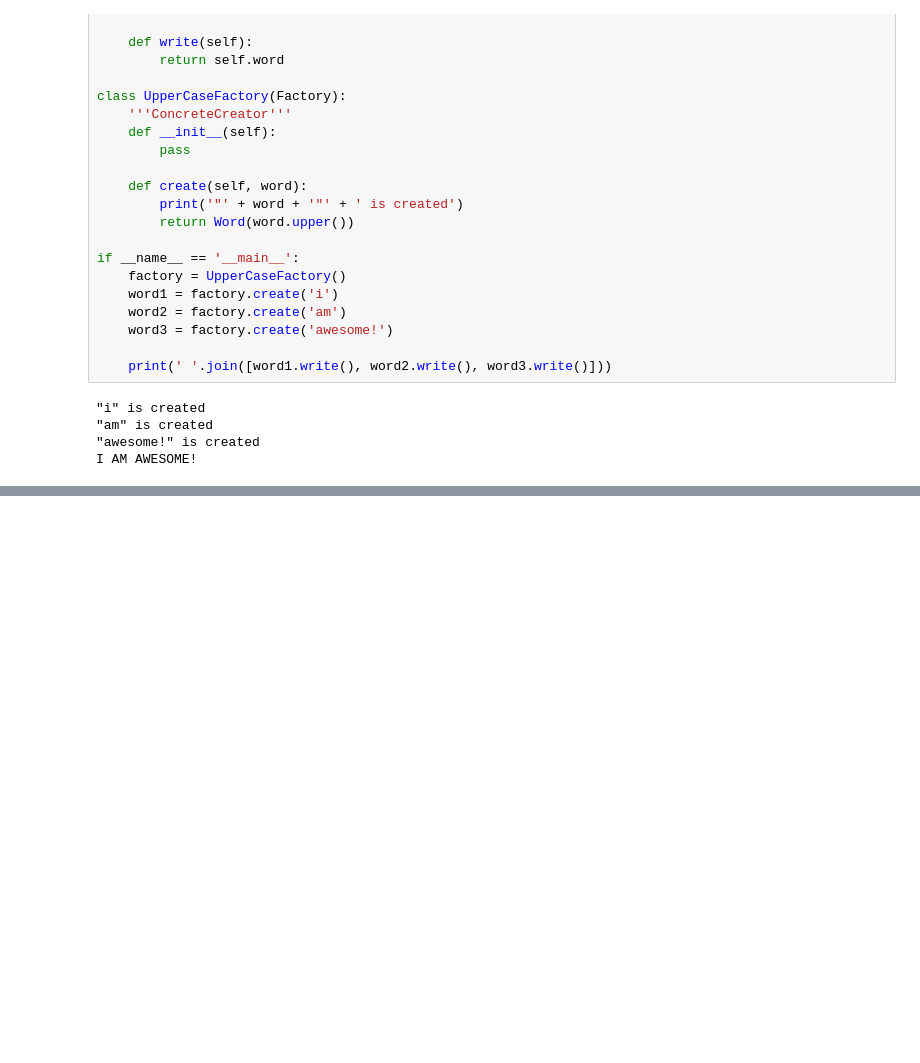
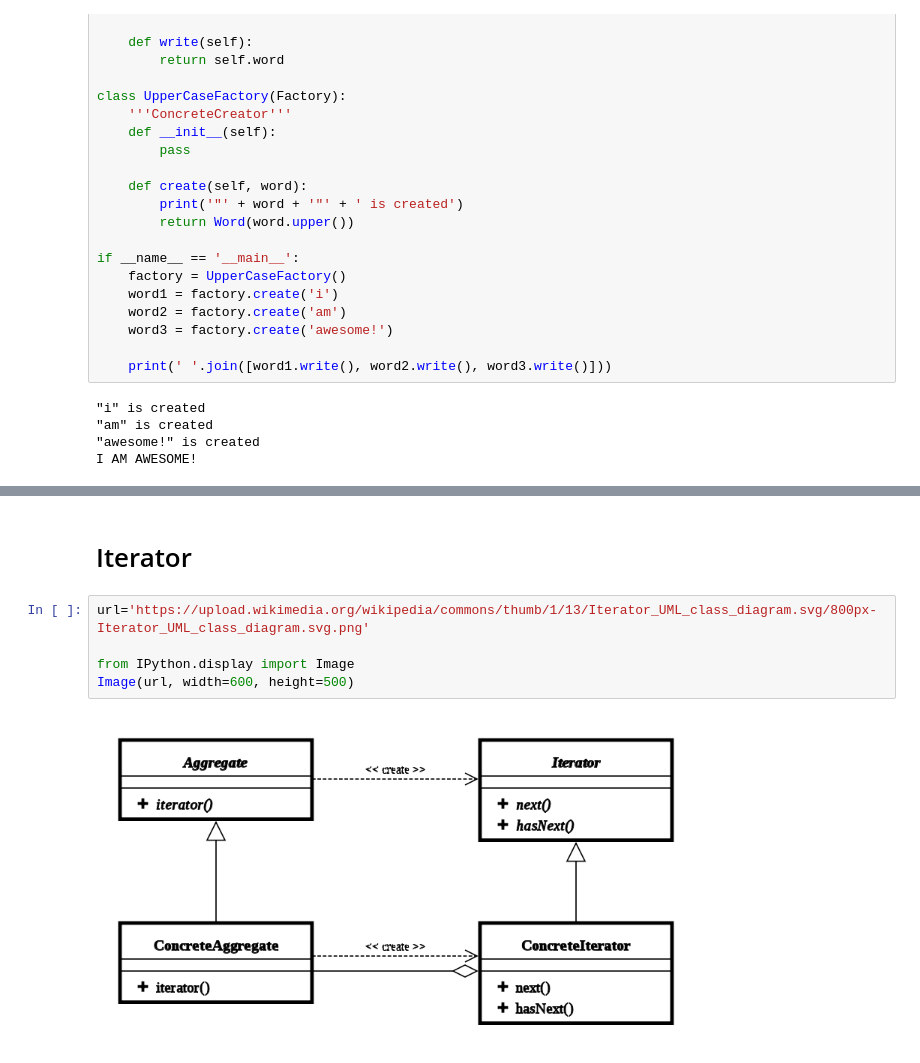
Before and after one commit to kentakozuka/data_science_notes, a Jupyter notebook: design_pattern/design_patter_py.ipynb, the cells around one changed output, grey strips where cells are left out. Drawn from its saved outputs; the diff is of its cells as text; blank space fills up the shorter version.

```diff
--- a/design_pattern/design_patter_py.ipynb
+++ b/design_pattern/design_patter_py.ipynb
@@ -266,0 +382,9 @@ I AM AWESOME!
+# %% [markdown]
+# Iterator
+# %%
+url='https://upload.wikimedia.org/wikipedia/commons/thumb/1/13/Iterator_UML_class_diagram.svg/800px-Iterator_UML_class_diagram.svg.png'
+
+from IPython.display import Image
+Image(url, width=600, height=500)
+# %% [output]
+[figure, added]
```
Also changed, not shown: parts of 11 cells of this notebook.
